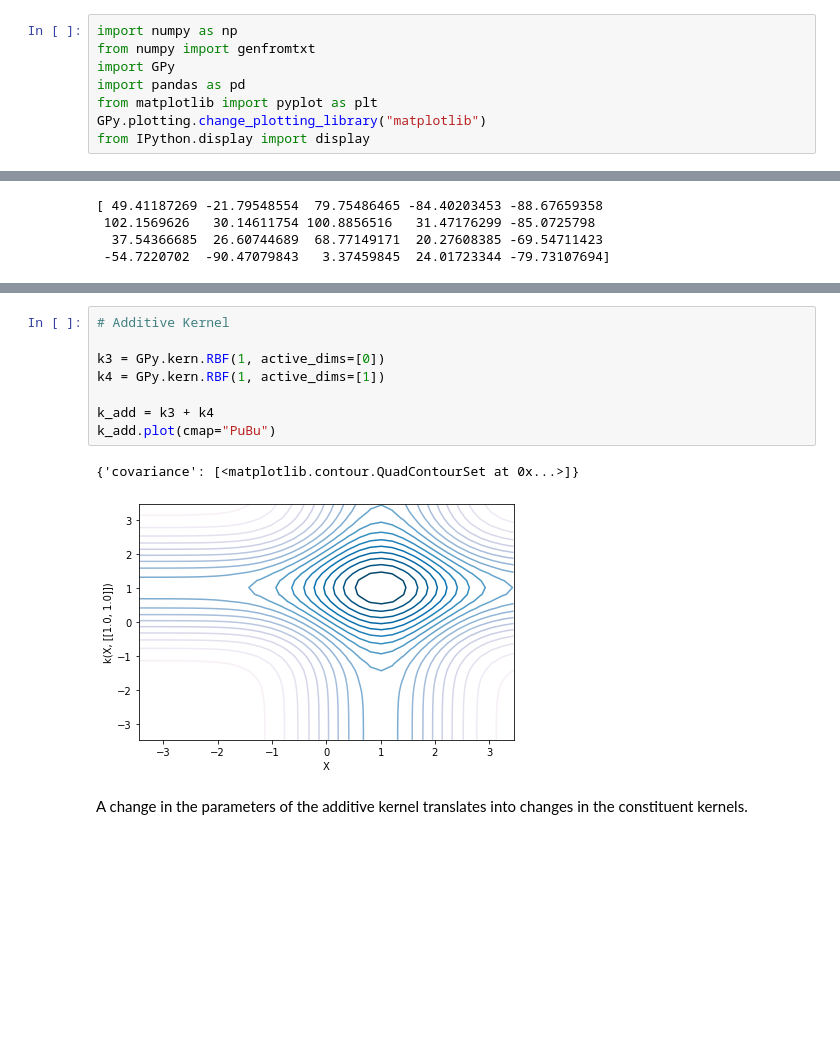
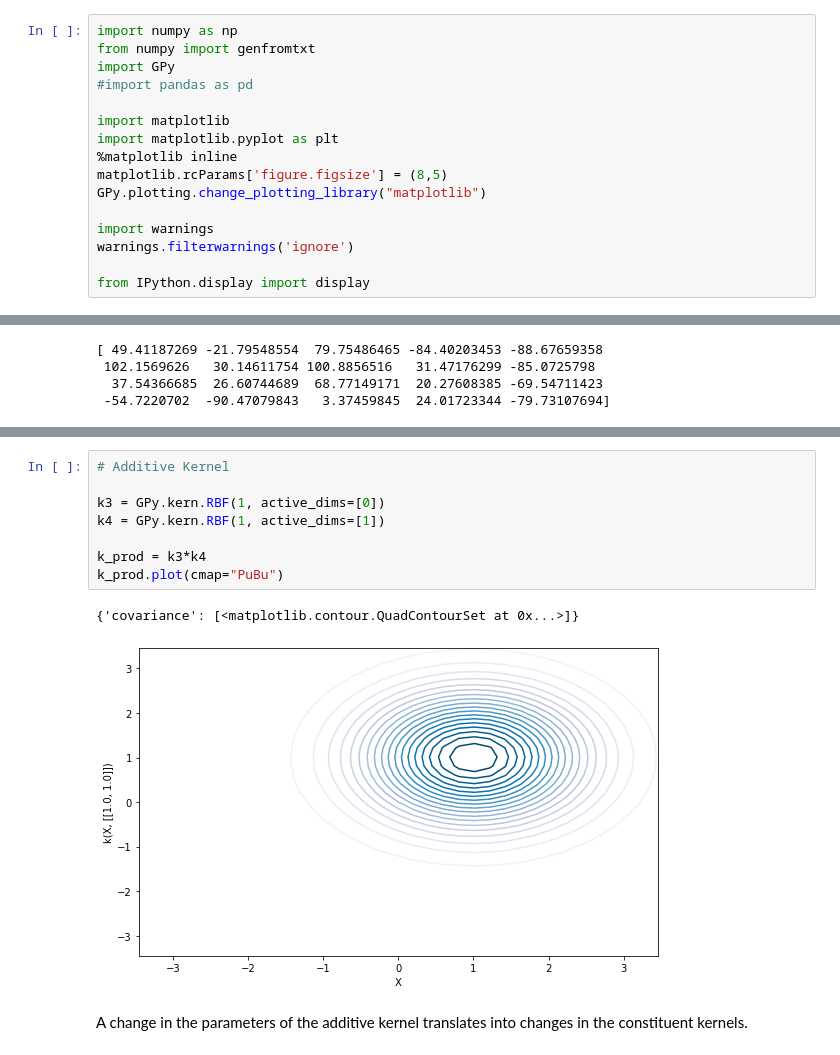
Before and after one commit to jwwtc/code, a Jupyter notebook: gaussian_process_regression/twod_gp.ipynb, the cells around one changed output, grey strips where cells are left out. Saved outputs shown, nothing was run; the diff lists cells and outputs as text; blank space fills up the shorter version.

```diff
--- a/gaussian_process_regression/twod_gp.ipynb
+++ b/gaussian_process_regression/twod_gp.ipynb
@@ -2,9 +2,17 @@
 import numpy as np
 from numpy import genfromtxt
 import GPy
-import pandas as pd
-from matplotlib import pyplot as plt
+#import pandas as pd
+
+import matplotlib
+import matplotlib.pyplot as plt
+%matplotlib inline
+matplotlib.rcParams['figure.figsize'] = (8,5)
 GPy.plotting.change_plotting_library("matplotlib")
+
+import warnings
+warnings.filterwarnings('ignore')
+
 from IPython.display import display
 # %%
 #loading the data.
@@ -85,14 +77,14 @@ k.plot(cmap="PuBu")
 # %%
 # Additive Kernel
 
 k3 = GPy.kern.RBF(1, active_dims=[0])
 k4 = GPy.kern.RBF(1, active_dims=[1])
 
-k_add = k3 + k4
-k_add.plot(cmap="PuBu")
+k_prod = k3*k4
+k_prod.plot(cmap="PuBu")
 # %% [output]
 {'covariance': [<matplotlib.contour.QuadContourSet at 0x...>]}
-[figure, old version]
+[figure, new version]
 # %% [markdown]
 A change in the parameters of the additive kernel translates into changes in the constituent kernels.
 # %%
```
Also changed, not shown: parts of 16 cells of this notebook, 1 other file.
